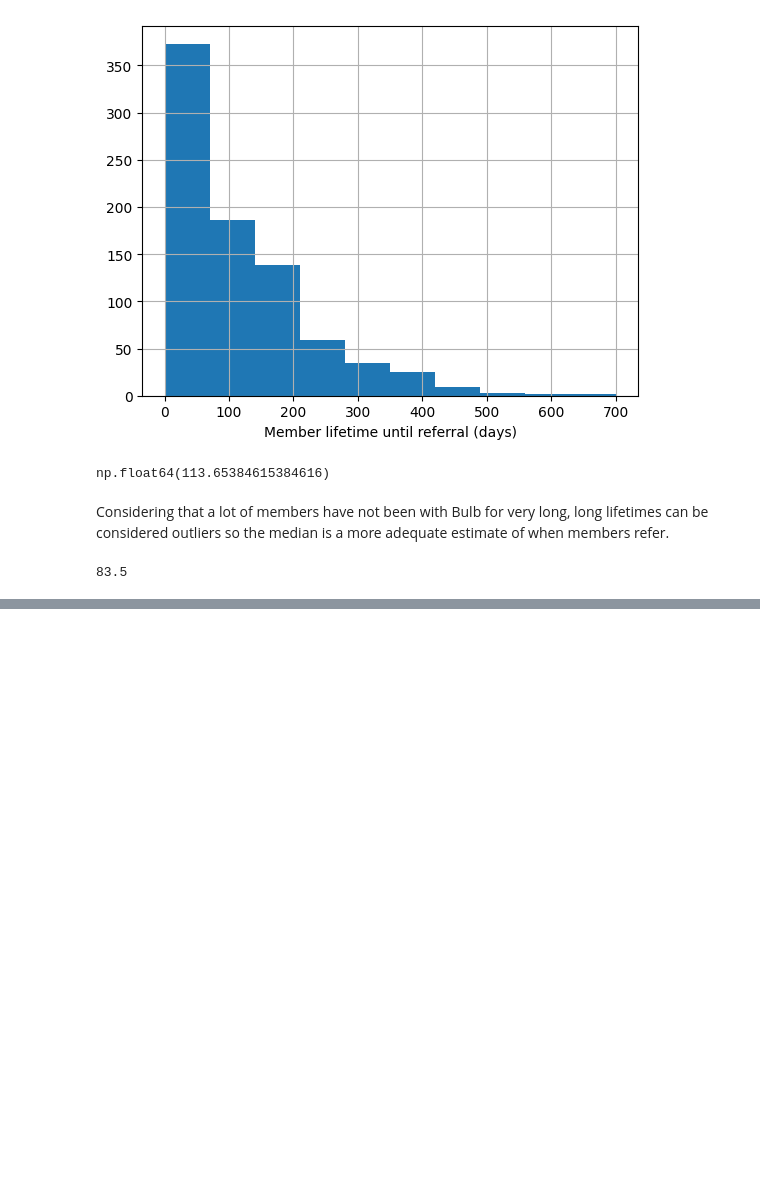
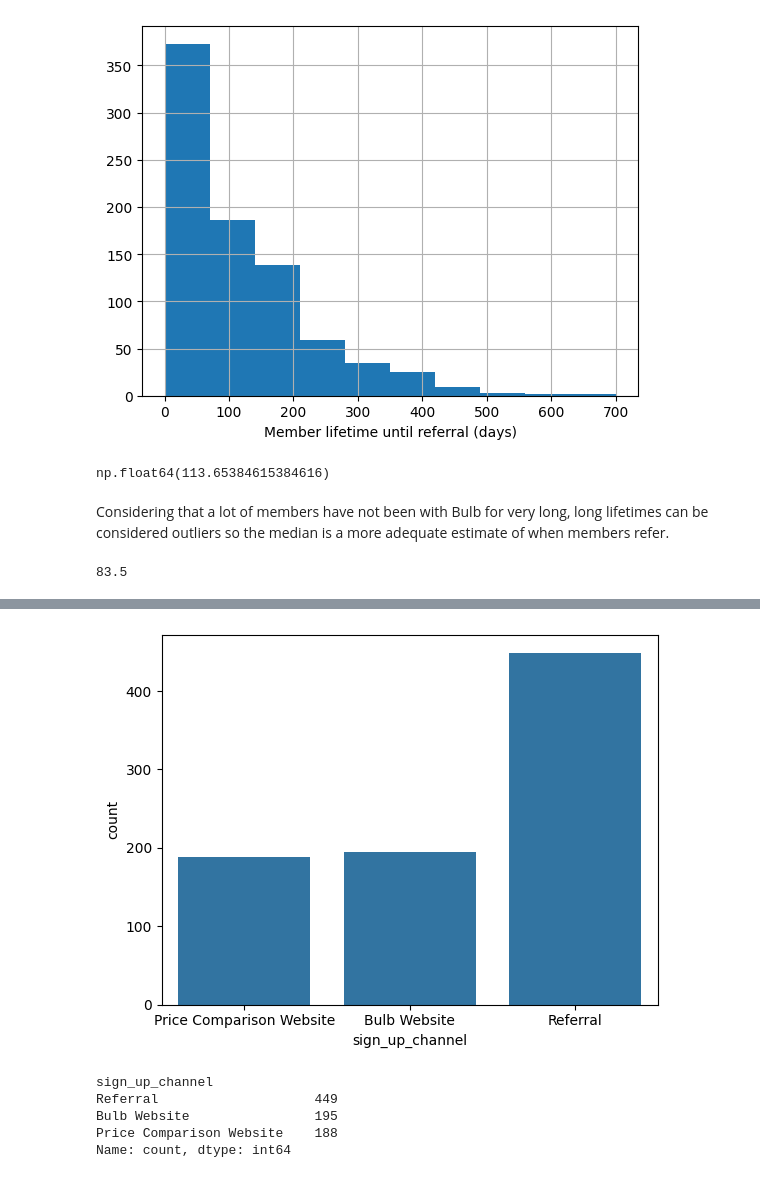
Before and after one commit to thomasamlacroix/coding-challenge-1, a Jupyter notebook: notebooks/eda.ipynb, the cells around one changed output, grey strips where cells are left out. Drawn from its saved outputs; the diff is of its cells as text; code cells hidden in the pictures; blank space fills up the shorter version.

```diff
--- a/notebooks/eda.ipynb
+++ b/notebooks/eda.ipynb
@@ -122,0 +142,12 @@ print(referrers['lifetime'].median())
+# %%
+sns.countplot(data=referrers, x='sign_up_channel');
+# %% [output]
+[figure, added]
+# %%
+referrers['sign_up_channel'].value_counts(normalize=False)
+# %% [output]
+sign_up_channel
+Referral                    449
+Bulb Website                195
+Price Comparison Website    188
+Name: count, dtype: int64
```
Also changed, not shown: parts of 17 cells of this notebook.
